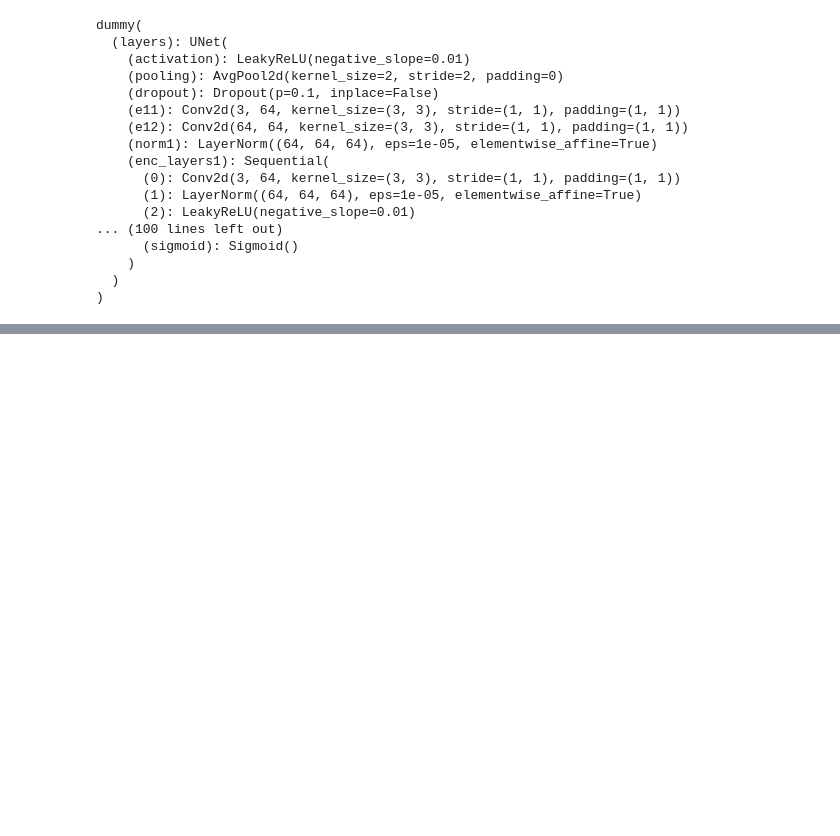
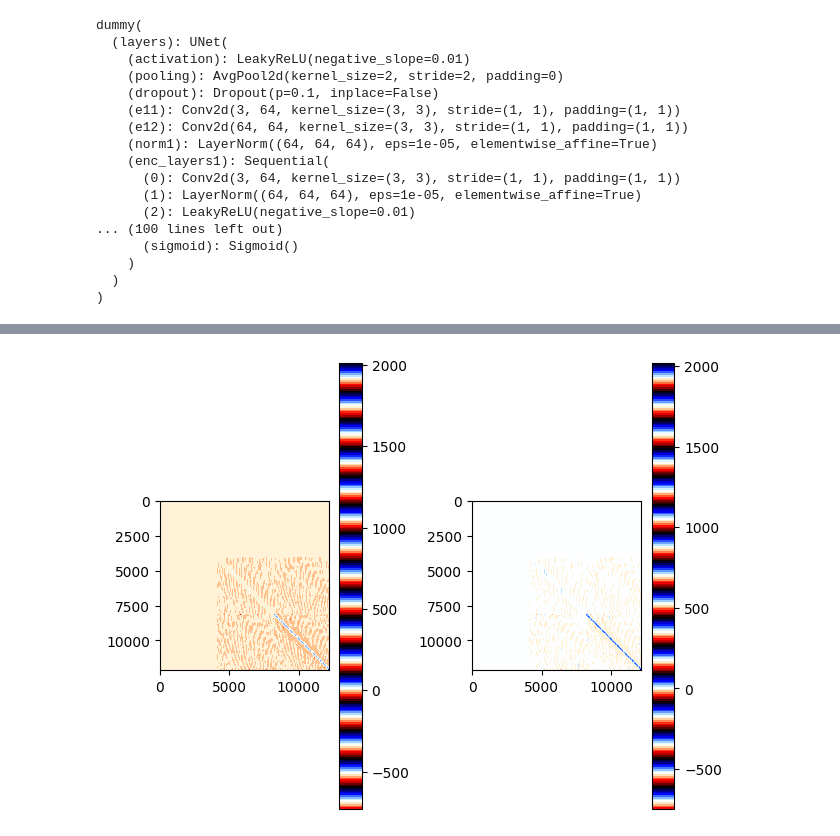
Before and after one commit to VTrappler/ML_preconditioners, a Jupyter notebook: SW/inference.ipynb, the cells around one changed output, grey strips where cells are left out. Saved outputs shown, nothing was run; the diff lists cells and outputs as text; code cells hidden in the pictures; blank space fills up the shorter version.

```diff
--- a/SW/inference.ipynb
+++ b/SW/inference.ipynb
@@ -139,2 +189,12 @@ for idx in range(3):
+# %%
+plt.subplot(1, 2, 1)
+plt.imshow(A_approx.cpu().detach().numpy().squeeze(), cmap='flag')
+plt.colorbar()
+plt.subplot(1, 2, 2)
+plt.imshow(A_approx2.cpu().detach().numpy().squeeze(), cmap='flag')
+plt.colorbar()
+plt.tight_layout()
+# %% [output]
+[figure, added]
 # %%
 for idx in range(3):
```
Also changed, not shown: parts of 20 cells of this notebook, 19 other files.
